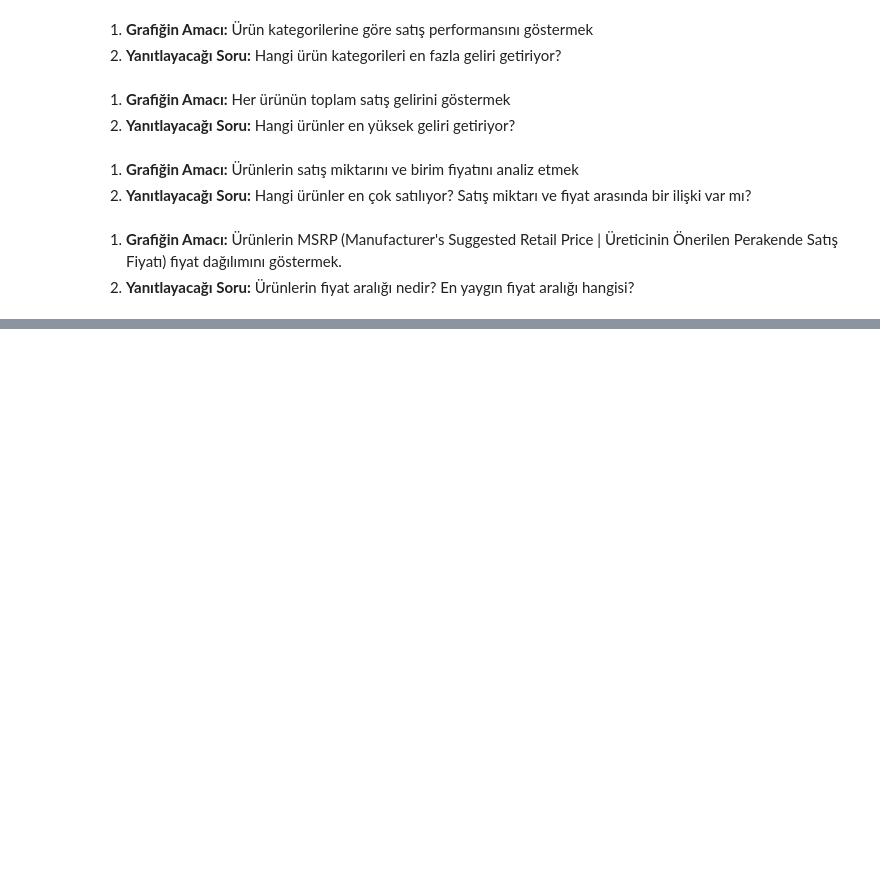
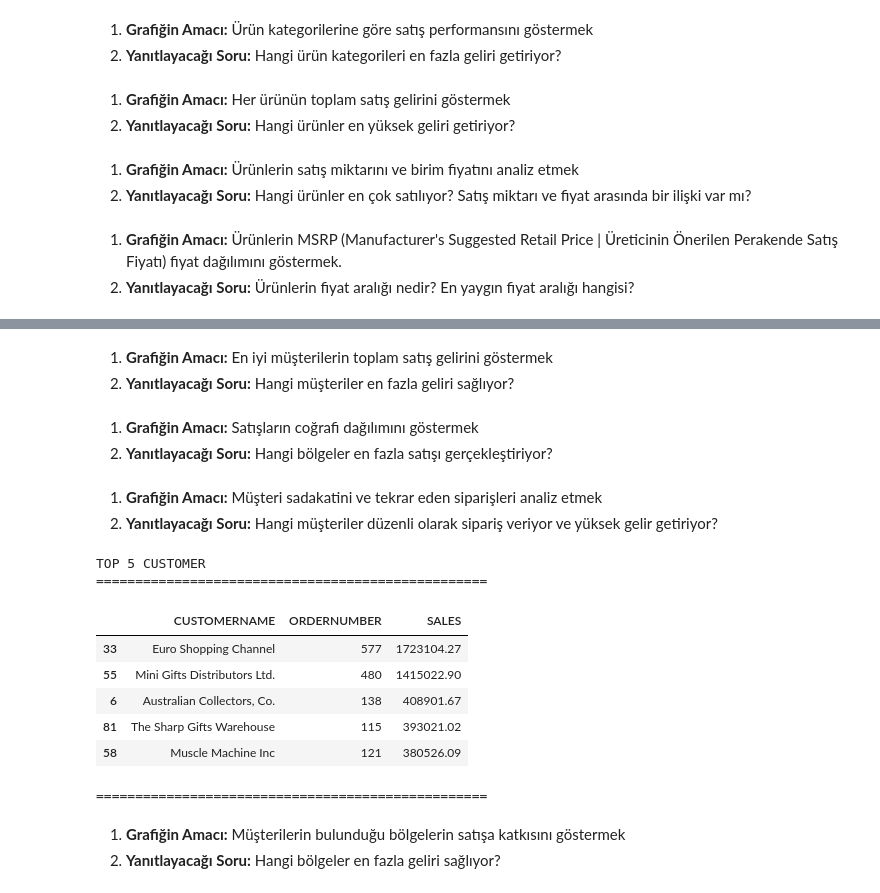
Before and after one commit to AshNumpy/Sales-End-to-End-ML-Project, a Jupyter notebook: Notebooks/data-visualization.ipynb, the cells around one changed output, grey strips where cells are left out. Cells and saved outputs as stored; diff of their text form; code cells hidden in the pictures; blank space fills up the shorter version.

Commit message:
Müşteri analizi

```diff
--- a/Notebooks/data-visualization.ipynb
+++ b/Notebooks/data-visualization.ipynb
@@ -361,0 +364,3 @@ fig.show()
+# %% [markdown]
+1. **Grafiğin Amacı:** En iyi müşterilerin toplam satış gelirini göstermek
+1. **Yanıtlayacağı Soru:** Hangi müşteriler en fazla geliri sağlıyor?
@@ -361,0 +389,3 @@ fig.show()
+# %% [markdown]
+1. **Grafiğin Amacı:** Satışların coğrafi dağılımını göstermek
+1. **Yanıtlayacağı Soru:** Hangi bölgeler en fazla satışı gerçekleştiriyor?
@@ -361,0 +418,43 @@ fig.show()
+# %% [markdown]
+1. **Grafiğin Amacı:** Müşteri sadakatini ve tekrar eden siparişleri analiz etmek
+1. **Yanıtlayacağı Soru:** Hangi müşteriler düzenli olarak sipariş veriyor ve yüksek gelir getiriyor?
+# %%
+temp = df[['CUSTOMERNAME', 'ORDERNUMBER', 'SALES']].groupby('CUSTOMERNAME').agg({'ORDERNUMBER': 'count', 'SALES': 'sum'}).reset_index(). sort_values(by='SALES', ascending=False)
+print("TOP 5 CUSTOMER")
+print("="*50)
+display(temp.head())
+print("="*50)
+# Scatter plot oluşturma
+fig = px.scatter(temp,
+                x='ORDERNUMBER', y='SALES',
+                color='CUSTOMERNAME',
+                title='Müşteri Sadakati ve Tekrar Eden Siparişlerin Analizi',
+                labels={'ORDERNUMBER': 'Sipariş Sayısı', 'SALES': 'Toplam Satış Geliri', 'CUSTOMERNAME': 'Müşteri Adı'},
+                color_discrete_sequence=px.colors.qualitative.Safe
+                )
+
+# Grafik tasarımını özelleştirme
+fig.update_layout(
+    plot_bgcolor=colors['bg-100'],
+    paper_bgcolor=colors['bg-200'],
+    font=dict(color=colors['text-100']),
+    title_font=dict(size=22, color=colors['text-100']),
+    xaxis_title_font=dict(size=18, color=colors['text-100']),
+    yaxis_title_font=dict(size=18, color=colors['text-100']),
+    showlegend=False
+)
+
+fig.show()
+# %% [output]
+TOP 5 CUSTOMER
+==================================================
+|  | CUSTOMERNAME | ORDERNUMBER | SALES |
+| 33 | Euro Shopping Channel | 577 | 1723104.27 |
+| 55 | Mini Gifts Distributors Ltd. | 480 | 1415022.90 |
+| 6 | Australian Collectors, Co. | 138 | 408901.67 |
+| 81 | The Sharp Gifts Warehouse | 115 | 393021.02 |
+| 58 | Muscle Machine Inc | 121 | 380526.09 |
+==================================================
+# %% [markdown]
+1. **Grafiğin Amacı:**  Müşterilerin bulunduğu bölgelerin satışa katkısını göstermek
+1. **Yanıtlayacağı Soru:** Hangi bölgeler en fazla geliri sağlıyor?
```
Also changed, not shown: parts of 4 cells of this notebook.
